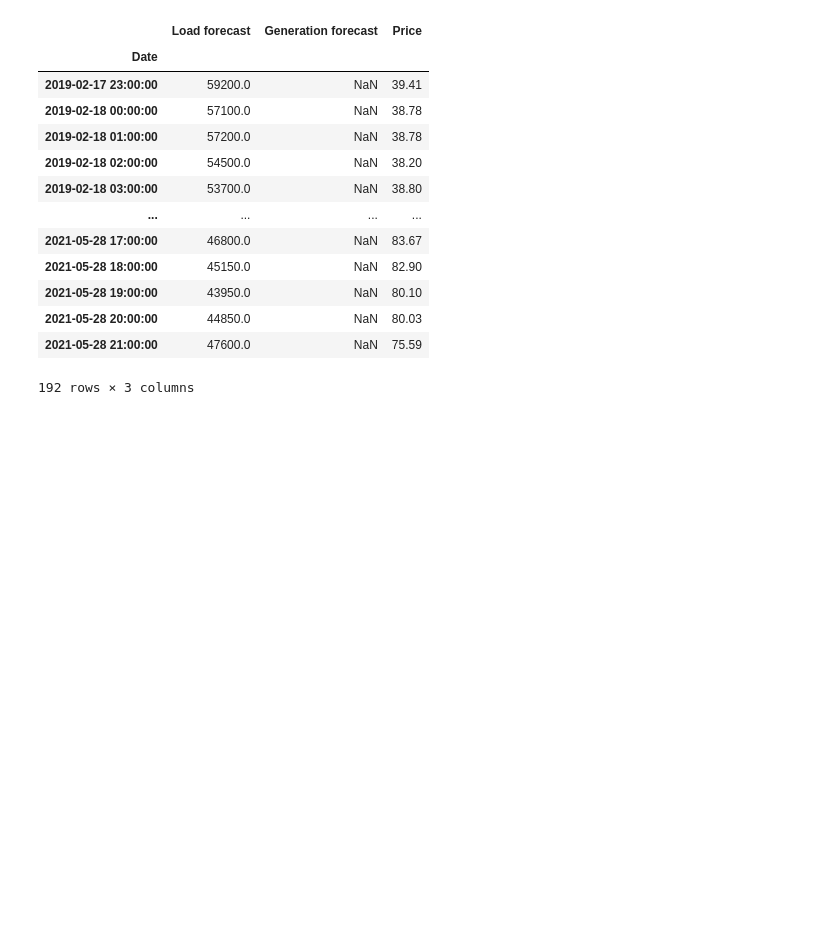
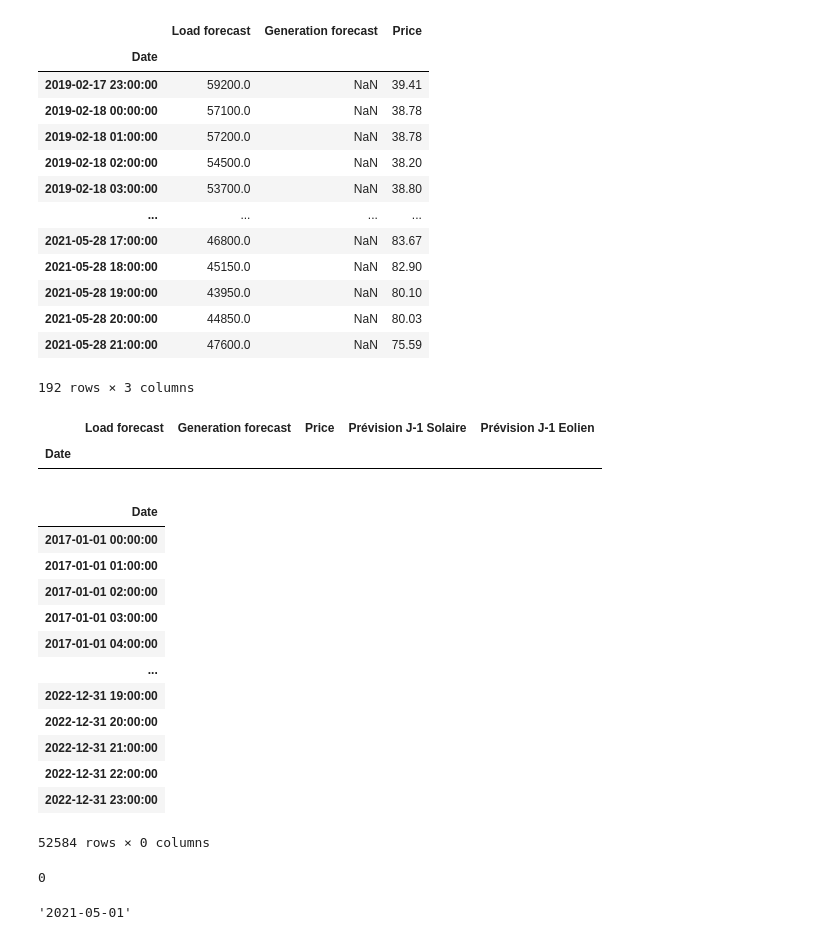
Before and after one commit to dodofit/fil_rouge, a Jupyter notebook: notebook_projet/dorian/new_features_testing/generation_forecast_dataset_building.ipynb, the cells around one changed output. Cells and saved outputs as stored; diff of their text form; code cells hidden in the pictures; blank space fills up the shorter version.

```diff
--- a/notebook_projet/dorian/new_features_testing/generation_forecast_dataset_building.ipynb
+++ b/notebook_projet/dorian/new_features_testing/generation_forecast_dataset_building.ipynb
@@ -17,11 +17,11 @@ print(solaire_files)
 ['./generation_forecast/PrevisionSolaire_2020.xls.csv', './generation_forecast/PrevisionSolaire_2021.xls.csv', './generation_forecast/PrevisionSolaire_2017.xls.csv', './generation_forecast/PrevisionSo ...
 # %%
 files = [solaire_files, eolien_files]
-df_list = []
+df_list_sol = []
 for i, file in enumerate(solaire_files):
 
     df = pd.read_csv(file, encoding='latin1', sep='\t')
-    df_list.append(df)
+    df_list_sol.append(df)
 # %%
 solaire_files
 # %% [output]
@@ -208,4 +230,7 @@ all_data = init_data.join(df_renew)
 
 # Pour les valeurs manquantes (Generation), on assigne la valeur Load
 all_data['Generation forecast'].loc[all_data.isna().any(axis=1)==True] =all_data['Load forecast'].loc[all_data.isna().any(axis=1)==True]
+# %%
+price = all_data.pop('Price')
+all_data.insert(0,'Price' ,price)
 # %%
@@ -212,0 +238,26 @@ all_data.to_csv('../../../examples/datasets/EPEX_FR_NEW_UTC_W_RENEW.csv')
+# %%
+all_data[all_data.isna().any(axis=1)]
+# %% [output]
+|  | Load forecast | Generation forecast | Price | Prévision J-1 Solaire | Prévision J-1 Eolien |
+| Date |  |  |  |  |  |
+# %%
+all_data.loc[:,all_data.isna().any(axis=0)]
+# %% [output]
+|  |
+| Date |
+| 2017-01-01 00:00:00 |
+| 2017-01-01 01:00:00 |
+| 2017-01-01 02:00:00 |
+| 2017-01-01 03:00:00 |
+| 2017-01-01 04:00:00 |
+| ... |
+| 2022-12-31 19:00:00 |
+| 2022-12-31 20:00:00 |
+| 2022-12-31 21:00:00 |
+| 2022-12-31 22:00:00 |
+| 2022-12-31 23:00:00 |
+52584 rows × 0 columns
+# %%
+all_data.index.isna().sum()
+# %% [output]
+0
@@ -212,0 +267,4 @@ all_data.to_csv('../../../examples/datasets/EPEX_FR_NEW_UTC_W_RENEW.csv')
+# %%
+df['Date'].loc[df.isna().any(axis=1)].values[0]
+# %% [output]
+'2021-05-01'
```
Also changed, not shown: parts of 6 cells of this notebook, 15 other files.
